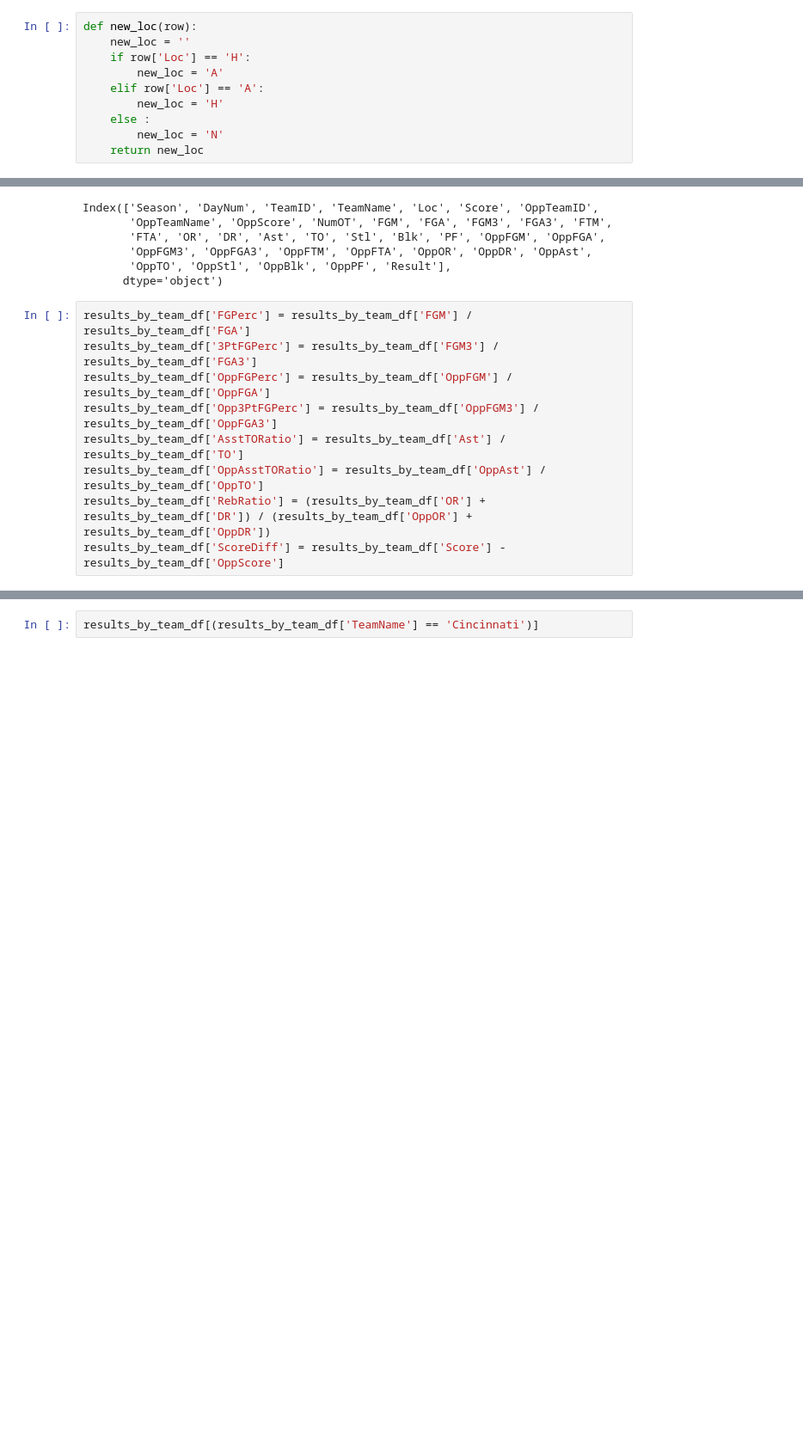
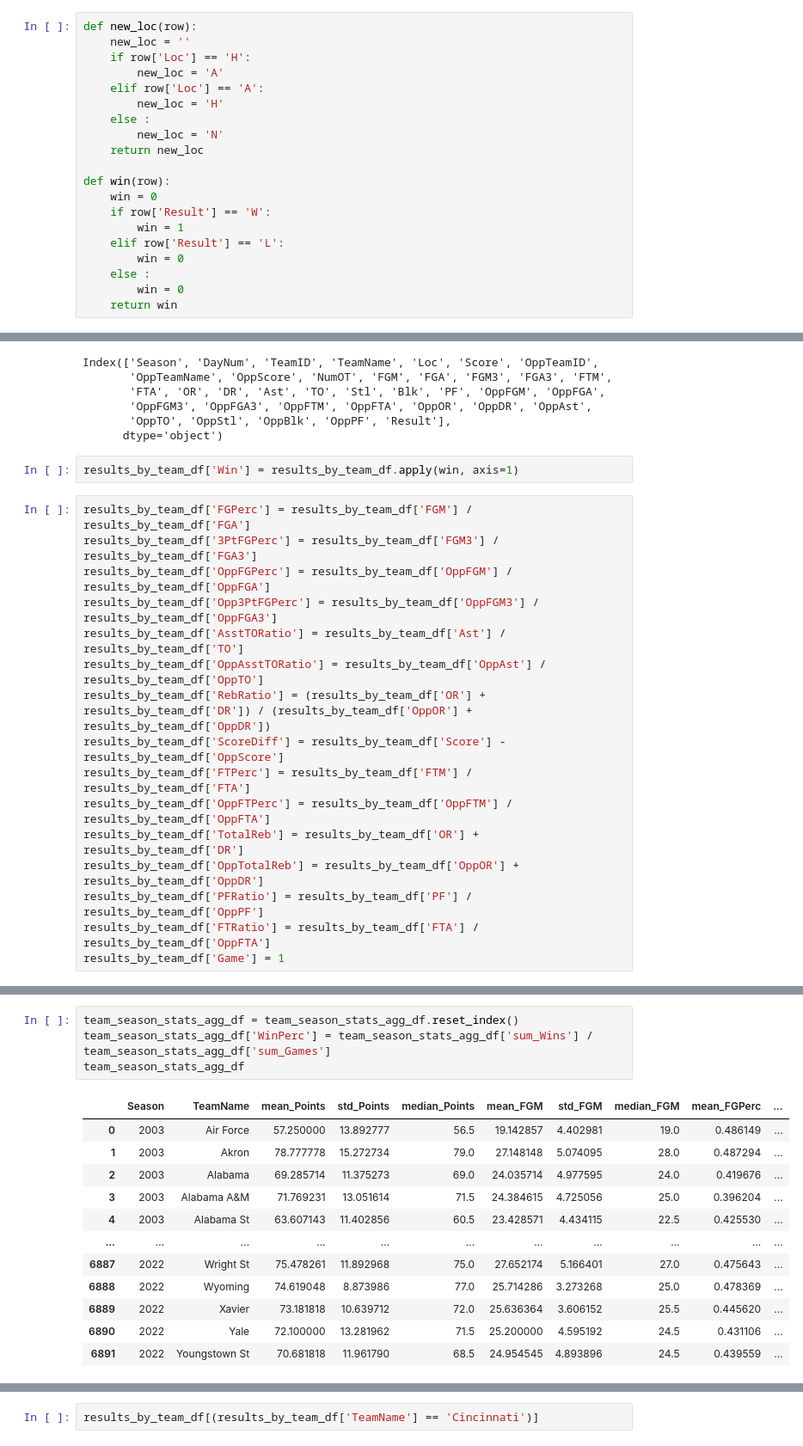
Before and after one commit to aruther11/march_madness_comp, a Jupyter notebook: exploration/eda_detailed.ipynb, the cells around one changed output, grey strips where cells are left out. Shown at 86% size. Cells and saved outputs as stored; diff of their text form; blank space fills up the shorter version.

Commit message:
continue work on aggregate dataframe - add all standard columns

```diff
--- a/exploration/eda_detailed.ipynb
+++ b/exploration/eda_detailed.ipynb
@@ -59,6 +59,16 @@ def new_loc(row):
     else :
         new_loc = 'N'
     return new_loc
+
+def win(row):
+    win = 0
+    if row['Result'] == 'W':
+        win = 1
+    elif row['Result'] == 'L':
+        win = 0
+    else :
+        win = 0
+    return win
 # %%
 results_by_team_loss_df = clean_results_df.copy()
 results_by_team_loss_df = results_by_team_loss_df[['Season','DayNum','LTeamID','LTeamName','WLoc','LScore','WTeamID','WTeamName','WScore','NumOT', 'LFGM', 'LFGA', 'LFGM3', 'LFGA3','LFTM', 'LFTA', 'LOR', 'LDR', 'LAst', 'LTO', 'LStl', 'LBlk', 'LPF' ,'WFGM', 'WFGA', 'WFGM3', 'WFGA3', 'WFTM', 'WFTA', 'WOR', 'WDR',
@@ -82,6 +92,8 @@ Index(['Season', 'DayNum', 'TeamID', 'TeamName', 'Loc', 'Score', 'OppTeamID',
        'OppFGM3', 'OppFGA3', 'OppFTM', 'OppFTA', 'OppOR', 'OppDR', 'OppAst',
        'OppTO', 'OppStl', 'OppBlk', 'OppPF', 'Result'],
       dtype='object')
+# %%
+results_by_team_df['Win'] = results_by_team_df.apply(win, axis=1)
 # %%
 results_by_team_df['FGPerc'] = results_by_team_df['FGM'] / results_by_team_df['FGA']
 results_by_team_df['3PtFGPerc'] = results_by_team_df['FGM3'] / results_by_team_df['FGA3']
@@ -91,4 +103,11 @@ results_by_team_df['AsstTORatio'] = results_by_team_df['Ast'] / results_by_team_
 results_by_team_df['OppAsstTORatio'] = results_by_team_df['OppAst'] / results_by_team_df['OppTO']
 results_by_team_df['RebRatio'] = (results_by_team_df['OR'] + results_by_team_df['DR']) / (results_by_team_df['OppOR'] + results_by_team_df['OppDR'])
 results_by_team_df['ScoreDiff'] = results_by_team_df['Score'] - results_by_team_df['OppScore']
+results_by_team_df['FTPerc'] = results_by_team_df['FTM'] / results_by_team_df['FTA']
+results_by_team_df['OppFTPerc'] = results_by_team_df['OppFTM'] / results_by_team_df['OppFTA']
+results_by_team_df['TotalReb'] = results_by_team_df['OR'] + results_by_team_df['DR']
+results_by_team_df['OppTotalReb'] = results_by_team_df['OppOR'] + results_by_team_df['OppDR']
+results_by_team_df['PFRatio'] = results_by_team_df['PF'] / results_by_team_df['OppPF']
+results_by_team_df['FTRatio'] = results_by_team_df['FTA'] / results_by_team_df['OppFTA']
+results_by_team_df['Game'] = 1
 # %%
@@ -135,0 +214,17 @@ results_by_team_df.groupby(['Season','TeamName']).agg(
+# %%
+team_season_stats_agg_df = team_season_stats_agg_df.reset_index()
+team_season_stats_agg_df['WinPerc'] = team_season_stats_agg_df['sum_Wins'] / team_season_stats_agg_df['sum_Games']
+team_season_stats_agg_df
+# %% [output]
+|  | Season | TeamName | mean_Points | std_Points | median_Points | mean_FGM | std_FGM | median_FGM | mean_FGPerc | ... |
+| 0 | 2003 | Air Force | 57.250000 | 13.892777 | 56.5 | 19.142857 | 4.402981 | 19.0 | 0.486149 | ... |
+| 1 | 2003 | Akron | 78.777778 | 15.272734 | 79.0 | 27.148148 | 5.074095 | 28.0 | 0.487294 | ... |
+| 2 | 2003 | Alabama | 69.285714 | 11.375273 | 69.0 | 24.035714 | 4.977595 | 24.0 | 0.419676 | ... |
+| 3 | 2003 | Alabama A&M | 71.769231 | 13.051614 | 71.5 | 24.384615 | 4.725056 | 25.0 | 0.396204 | ... |
+| 4 | 2003 | Alabama St | 63.607143 | 11.402856 | 60.5 | 23.428571 | 4.434115 | 22.5 | 0.425530 | ... |
+| ... | ... | ... | ... | ... | ... | ... | ... | ... | ... | ... |
+| 6887 | 2022 | Wright St | 75.478261 | 11.892968 | 75.0 | 27.652174 | 5.166401 | 27.0 | 0.475643 | ... |
+| 6888 | 2022 | Wyoming | 74.619048 | 8.873986 | 77.0 | 25.714286 | 3.273268 | 25.0 | 0.478369 | ... |
+| 6889 | 2022 | Xavier | 73.181818 | 10.639712 | 72.0 | 25.636364 | 3.606152 | 25.5 | 0.445620 | ... |
+| 6890 | 2022 | Yale | 72.100000 | 13.281962 | 71.5 | 25.200000 | 4.595192 | 24.5 | 0.431106 | ... |
+| 6891 | 2022 | Youngstown St | 70.681818 | 11.961790 | 68.5 | 24.954545 | 4.893896 | 24.5 | 0.439559 | ... |
```
Also changed, not shown: parts of 2 cells of this notebook.
